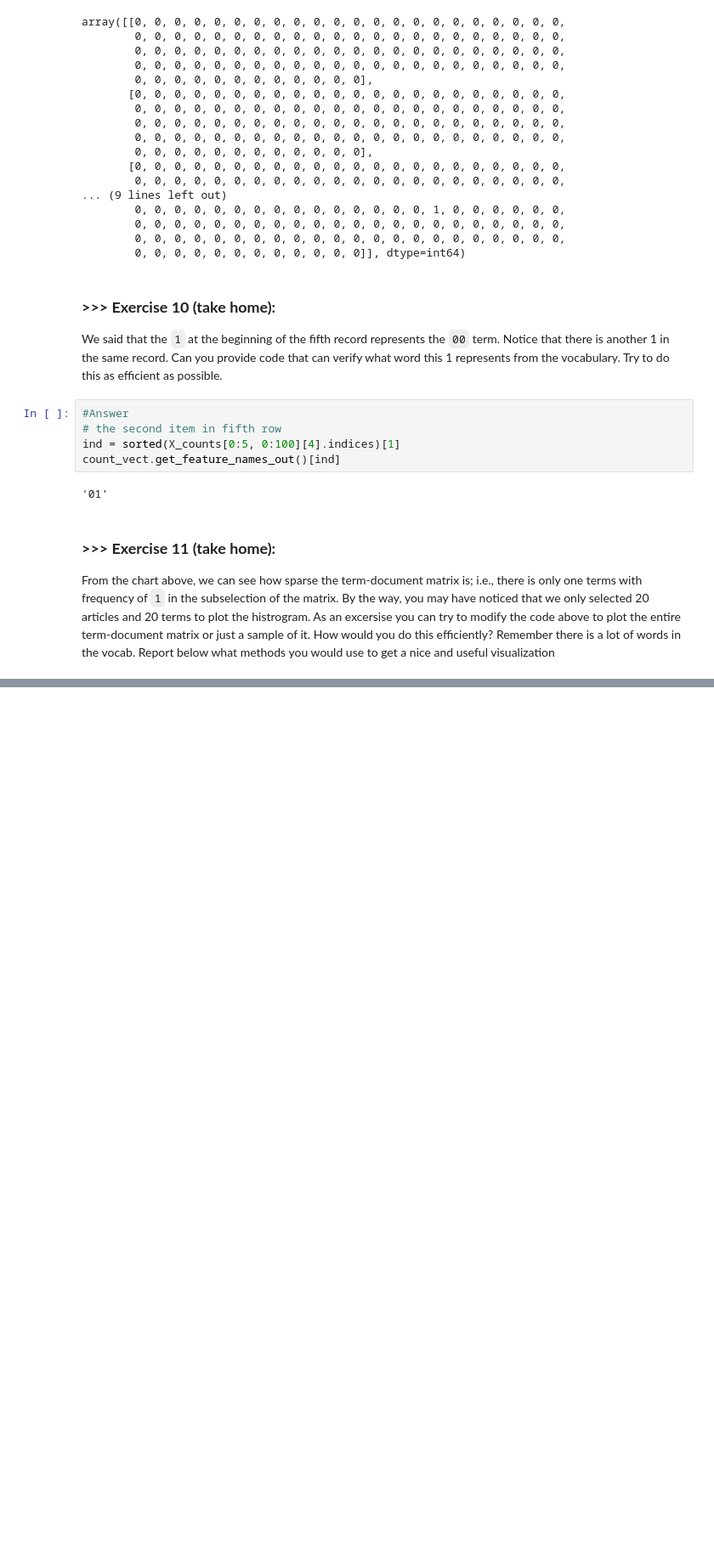
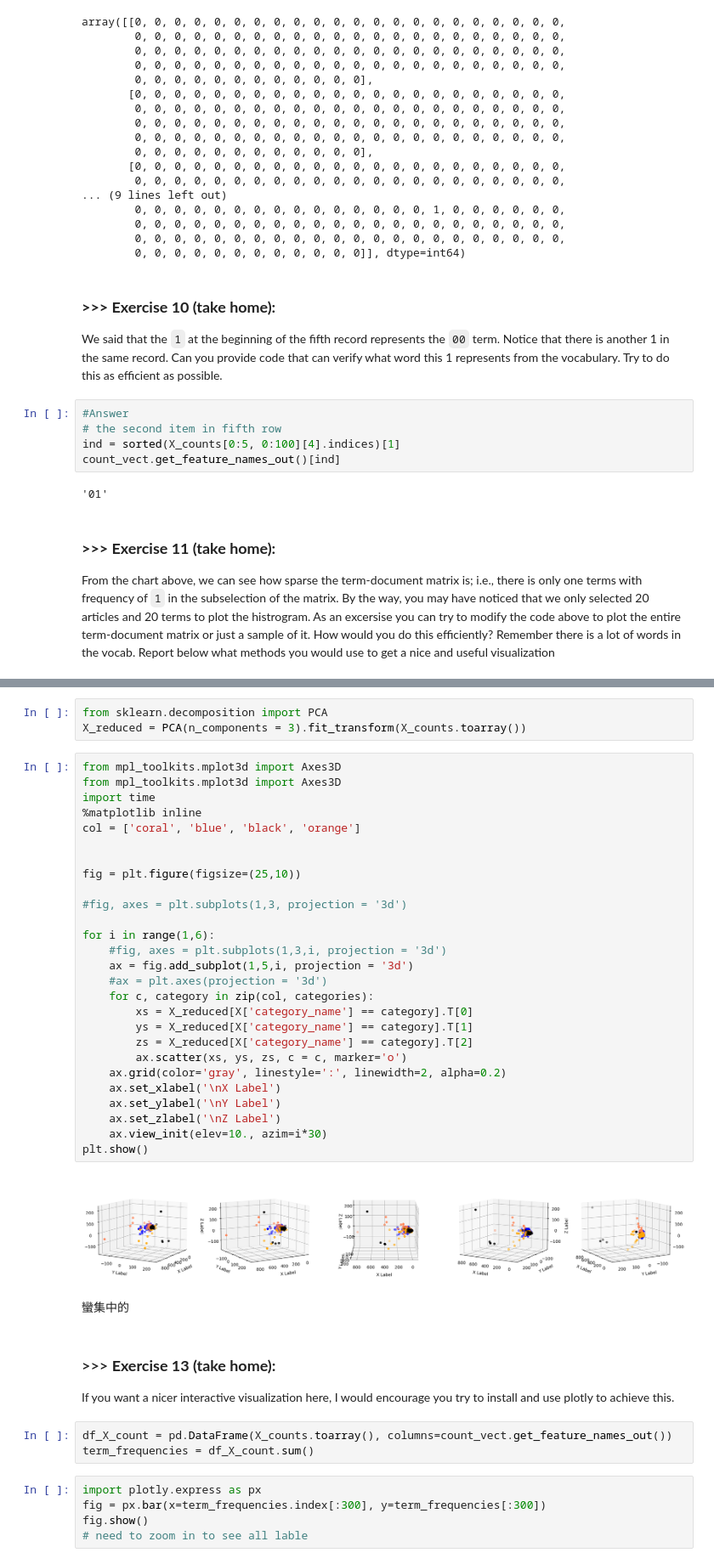
Before and after one commit to Pxter7777/DM2022-Lab1-Homework, a Jupyter notebook: TakeHomeExercise.ipynb, the cells around one changed output, grey strips where cells are left out. Shown at 85% size. Drawn from its saved outputs; the diff is of its cells as text; blank space fills up the shorter version.

Commit message:
Take Home Finished

```diff
--- a/TakeHomeExercise.ipynb
+++ b/TakeHomeExercise.ipynb
@@ -217,0 +223,45 @@ SyntaxError: invalid syntax (3721508800.py, line 5)
+# %%
+from sklearn.decomposition import PCA
+X_reduced = PCA(n_components = 3).fit_transform(X_counts.toarray())
+# %%
+from mpl_toolkits.mplot3d import Axes3D
+from mpl_toolkits.mplot3d import Axes3D
+import time
+%matplotlib inline
+col = ['coral', 'blue', 'black', 'orange']
+
+
+fig = plt.figure(figsize=(25,10))
+
+#fig, axes = plt.subplots(1,3, projection = '3d')
+
+for i in range(1,6):
+    #fig, axes = plt.subplots(1,3,i, projection = '3d')
+    ax = fig.add_subplot(1,5,i, projection = '3d')
+    #ax = plt.axes(projection = '3d')
+    for c, category in zip(col, categories):
+        xs = X_reduced[X['category_name'] == category].T[0]
+        ys = X_reduced[X['category_name'] == category].T[1]
+        zs = X_reduced[X['category_name'] == category].T[2]
+        ax.scatter(xs, ys, zs, c = c, marker='o')
+    ax.grid(color='gray', linestyle=':', linewidth=2, alpha=0.2)
+    ax.set_xlabel('\nX Label')
+    ax.set_ylabel('\nY Label')
+    ax.set_zlabel('\nZ Label')
+    ax.view_init(elev=10., azim=i*30)
+plt.show()
+# %% [output]
+[figure, added]
+# %% [markdown]
+蠻集中的
+# %% [markdown]
+### >>> **Exercise 13 (take home):**
+If you want a nicer interactive visualization here, I would encourage you try to install and use plotly to achieve this.
+# %%
+df_X_count = pd.DataFrame(X_counts.toarray(), columns=count_vect.get_feature_names_out())
+term_frequencies = df_X_count.sum()
+# %%
+import plotly.express as px
+fig = px.bar(x=term_frequencies.index[:300], y=term_frequencies[:300])
+fig.show()
+# need to zoom in to see all lable
```
Also changed, not shown: parts of 10 cells of this notebook.
